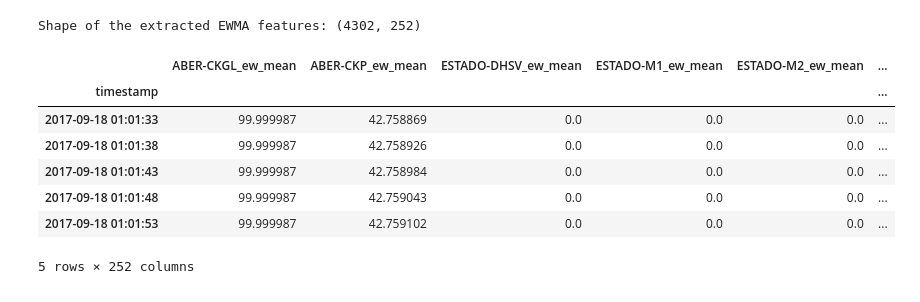
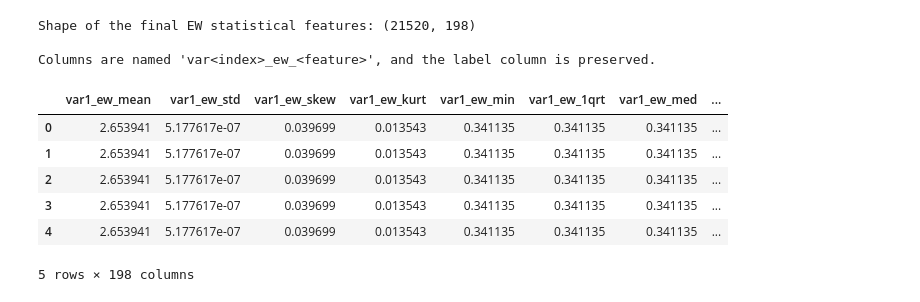
Before and after one commit to petrobras/3W, a Jupyter notebook: docs/notebooks/feature_extraction_examples.ipynb, the cells around one changed output. Drawn from its saved outputs; the diff is of its cells as text; code cells hidden in the pictures.

```diff
--- a/docs/notebooks/feature_extraction_examples.ipynb
+++ b/docs/notebooks/feature_extraction_examples.ipynb
@@ -26,4 +42,6 @@ from ThreeWToolkit.core.base_dataset import EventPrefixEnum
 # %%
 dataset_path = Path("./dataset")
-ds_config = DatasetConfig(path=dataset_path, split=None, file_type="parquet") # load all files, target defaults to 'class'
-ds = ParquetDataset(ds_config, download=True) # download
+event_types = [EventPrefixEnum.REAL]
+ds_config = ParquetDatasetConfig(path=dataset_path, clean_data=True, event_type=event_types) # load all files, target defaults to 'class'
+ds = ParquetDataset(ds_config)
+len(ds)
@@ -30,5 +52,0 @@ ds = ParquetDataset(ds_config, download=True) # download
-# %%
-event_types = [EventPrefixEnum.REAL,]
-ds_config = DatasetConfig(path=dataset_path, split=None, file_type="parquet", event_type=event_types) # get only drawn
-ds = ParquetDataset(ds_config, download=False)
-len(ds)
@@ -37,11 +53,8 @@ len(ds)
 # %%
-X = ds[0]['signal']
-y = ds[0]['label']
+X_raw = ds[0]['signal']
+y_raw = ds[0]['label']
 
-X = X.fillna(0)
-y = y.fillna(0)
-
-X
+X_raw
 # %% [output]
 |  | ABER-CKGL | ABER-CKP | ESTADO-DHSV | ESTADO-M1 | ESTADO-M2 | ESTADO-PXO | ESTADO-SDV-GL | ESTADO-SDV-P | ... |
 | timestamp |  |  |  |  |  |  |  |  | ... |
@@ -180,23 +233,32 @@ One of the possible visualizations for statistical features is to plot the rolli
 # %%
-# Configuring the EWMA statistical extractor
-# decay: A value between 0 and 1. A higher value gives more weight to more recent points.
-# A decay of 0.9 means each data point has 90% of the weight of the next point in the window.
-config_ew = extract_exponential_statistics_features.EWStatisticalConfig(window_size=20, overlap=0.75, decay=0.9)
+# Configure the EW statistical feature extractor
+# The decay parameter is specific to this class and controls the weighting.
+ew_statistical_config = EWStatisticalConfig(
+    window_size=WINDOW_SIZE, # Using the same WINDOW_SIZE from the previous step
+    overlap=OVERLAP,       # Using the same OVERLAP
+    decay=0.9,             # A decay factor of 0.9 gives more weight to recent points
+    label_column="label"
+)
 
-ew_extractor = extract_exponential_statistics_features.ExtractEWStatisticalFeatures(config_ew)
+# Instantiate the extractor
+ew_feature_extractor = extract_exponential_statistics_features.ExtractEWStatisticalFeatures(ew_statistical_config)
+ew_feature_extractor.is_windowed = True
 
-ew_features = ew_extractor(X, y)
+# Run the feature extraction step by calling the instance
+ew_statistical_features = ew_feature_extractor(windowed_data)
 
-# Display the first few rows of the result
-print(f"Shape of the extracted EWMA features: {ew_features[0].shape}")
-ew_features[0].head()
+# Display the results
+print("Shape of the final EW statistical features:", ew_statistical_features.shape)
+print("\nColumns are named 'var<index>_ew_<feature>', and the label column is preserved.")
+ew_statistical_features.head()
 # %% [output]
-Shape of the extracted EWMA features: (4302, 252)
+Shape of the final EW statistical features: (21520, 198)
+
+Columns are named 'var<index>_ew_<feature>', and the label column is preserved.
-|  | ABER-CKGL_ew_mean | ABER-CKP_ew_mean | ESTADO-DHSV_ew_mean | ESTADO-M1_ew_mean | ESTADO-M2_ew_mean | ... |
-| timestamp |  |  |  |  |  | ... |
-| 2017-09-18 01:01:33 | 99.999987 | 42.758869 | 0.0 | 0.0 | 0.0 | ... |
-| 2017-09-18 01:01:38 | 99.999987 | 42.758926 | 0.0 | 0.0 | 0.0 | ... |
-| 2017-09-18 01:01:43 | 99.999987 | 42.758984 | 0.0 | 0.0 | 0.0 | ... |
-| 2017-09-18 01:01:48 | 99.999987 | 42.759043 | 0.0 | 0.0 | 0.0 | ... |
-| 2017-09-18 01:01:53 | 99.999987 | 42.759102 | 0.0 | 0.0 | 0.0 | ... |
+|  | var1_ew_mean | var1_ew_std | var1_ew_skew | var1_ew_kurt | var1_ew_min | var1_ew_1qrt | var1_ew_med | ... |
+| 0 | 2.653941 | 5.177617e-07 | 0.039699 | 0.013543 | 0.341135 | 0.341135 | 0.341135 | ... |
+| 1 | 2.653941 | 5.177617e-07 | 0.039699 | 0.013543 | 0.341135 | 0.341135 | 0.341135 | ... |
+| 2 | 2.653941 | 5.177617e-07 | 0.039699 | 0.013543 | 0.341135 | 0.341135 | 0.341135 | ... |
+| 3 | 2.653941 | 5.177617e-07 | 0.039699 | 0.013543 | 0.341135 | 0.341135 | 0.341135 | ... |
+| 4 | 2.653941 | 5.177617e-07 | 0.039699 | 0.013543 | 0.341135 | 0.341135 | 0.341135 | ... |
-5 rows × 252 columns
+5 rows × 198 columns
```
Also changed, not shown: parts of 17 cells of this notebook.
